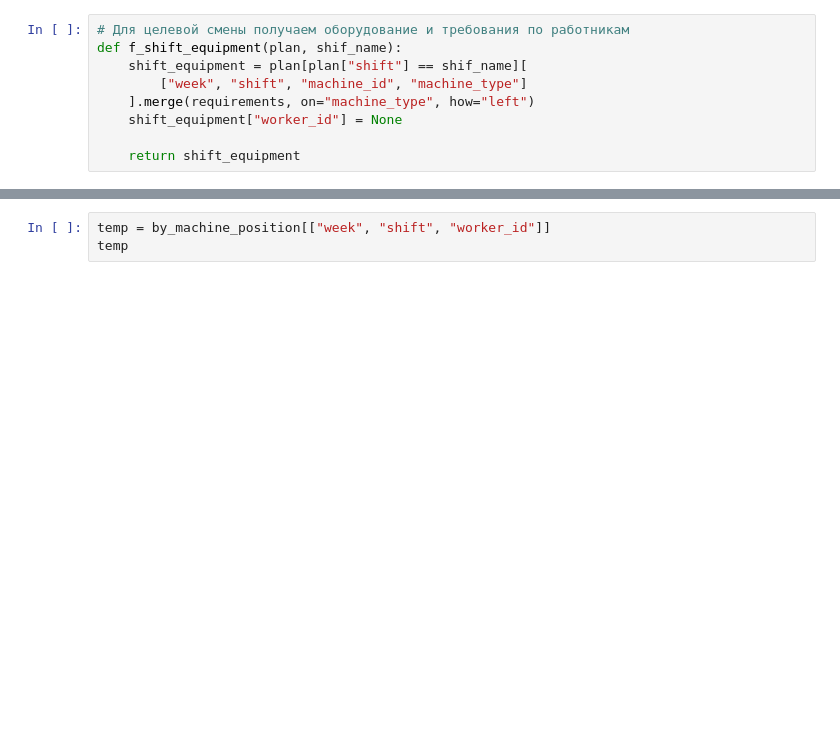
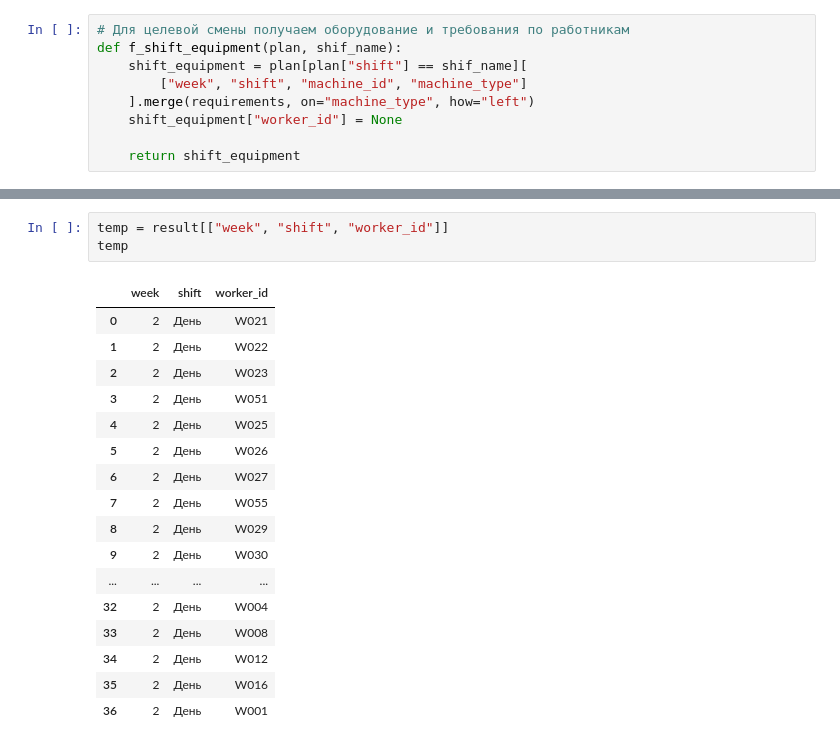
Before and after one commit to emikoff/shift_generator, a Jupyter notebook: Gen_V2.ipynb, the cells around one changed output, grey strips where cells are left out. Saved outputs shown, nothing was run; the diff lists cells and outputs as text; blank space fills up the shorter version.

```diff
--- a/Gen_V2.ipynb
+++ b/Gen_V2.ipynb
@@ -465,3 +592,21 @@ schedule.head()
 # %%
-temp = by_machine_position[["week", "shift", "worker_id"]]
+temp = result[["week", "shift", "worker_id"]]
 temp
+# %% [output]
+|  | week | shift | worker_id |
+| 0 | 2 | День | W021 |
+| 1 | 2 | День | W022 |
+| 2 | 2 | День | W023 |
+| 3 | 2 | День | W051 |
+| 4 | 2 | День | W025 |
+| 5 | 2 | День | W026 |
+| 6 | 2 | День | W027 |
+| 7 | 2 | День | W055 |
+| 8 | 2 | День | W029 |
+| 9 | 2 | День | W030 |
+| ... | ... | ... | ... |
+| 32 | 2 | День | W004 |
+| 33 | 2 | День | W008 |
+| 34 | 2 | День | W012 |
+| 35 | 2 | День | W016 |
+| 36 | 2 | День | W001 |
```
Also changed, not shown: parts of 15 cells of this notebook.
